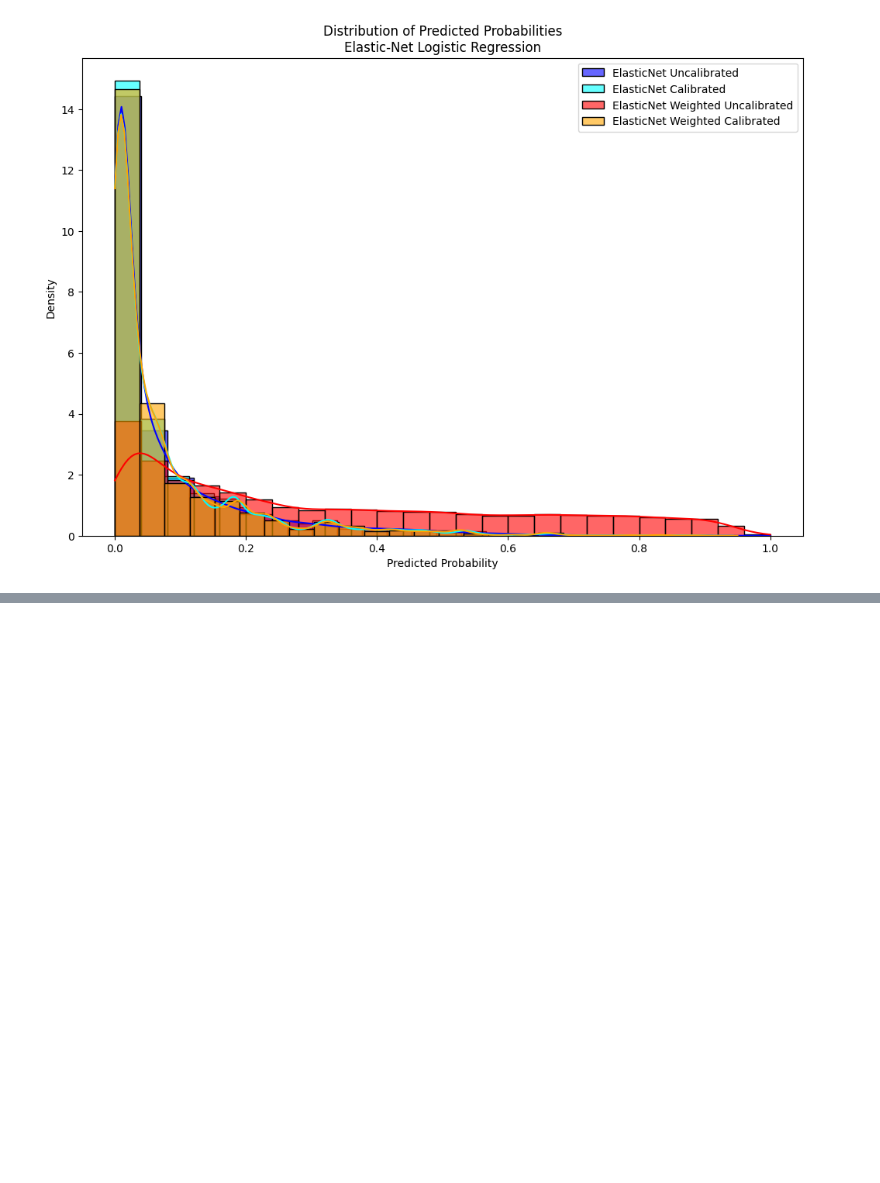
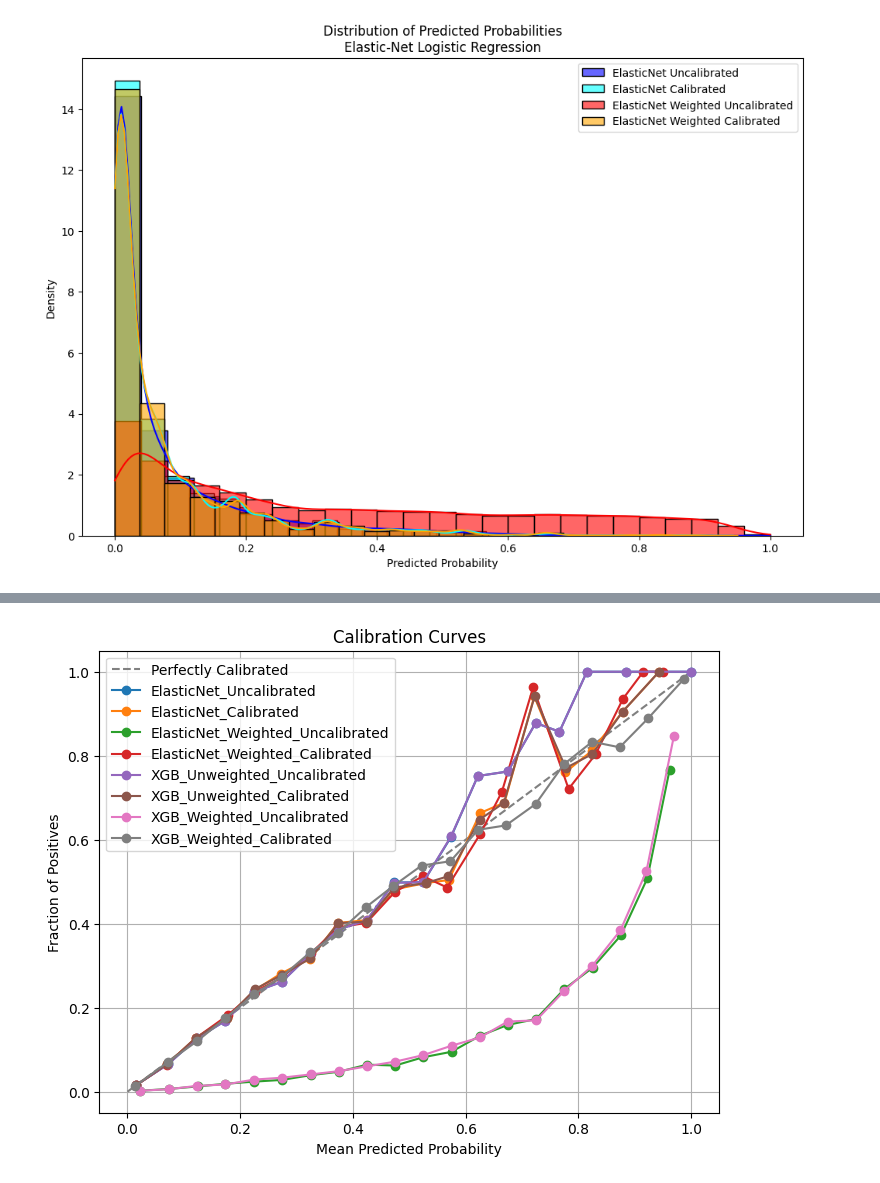
Before and after one commit to ybektas20/dream_case, a Jupyter notebook: q3/main.ipynb, the cells around one changed output, grey strips where cells are left out. Saved outputs shown, nothing was run; the diff lists cells and outputs as text; code cells hidden in the pictures; blank space fills up the shorter version.

```diff
--- a/q3/main.ipynb
+++ b/q3/main.ipynb
@@ -681,0 +581,6 @@ Fitting 5 folds for each of 16 candidates, totalling 80 fits
+# %%
+from ml_utils import plot_calibration_curves
+all_probas = pd.concat([lr_probas, xgb_probas], axis=1)
+plot_calibration_curves( y_test,all_probas, n_bins=20)
+# %% [output]
+[figure, added]
```
Also changed, not shown: parts of 7 cells of this notebook, 5 other files.
